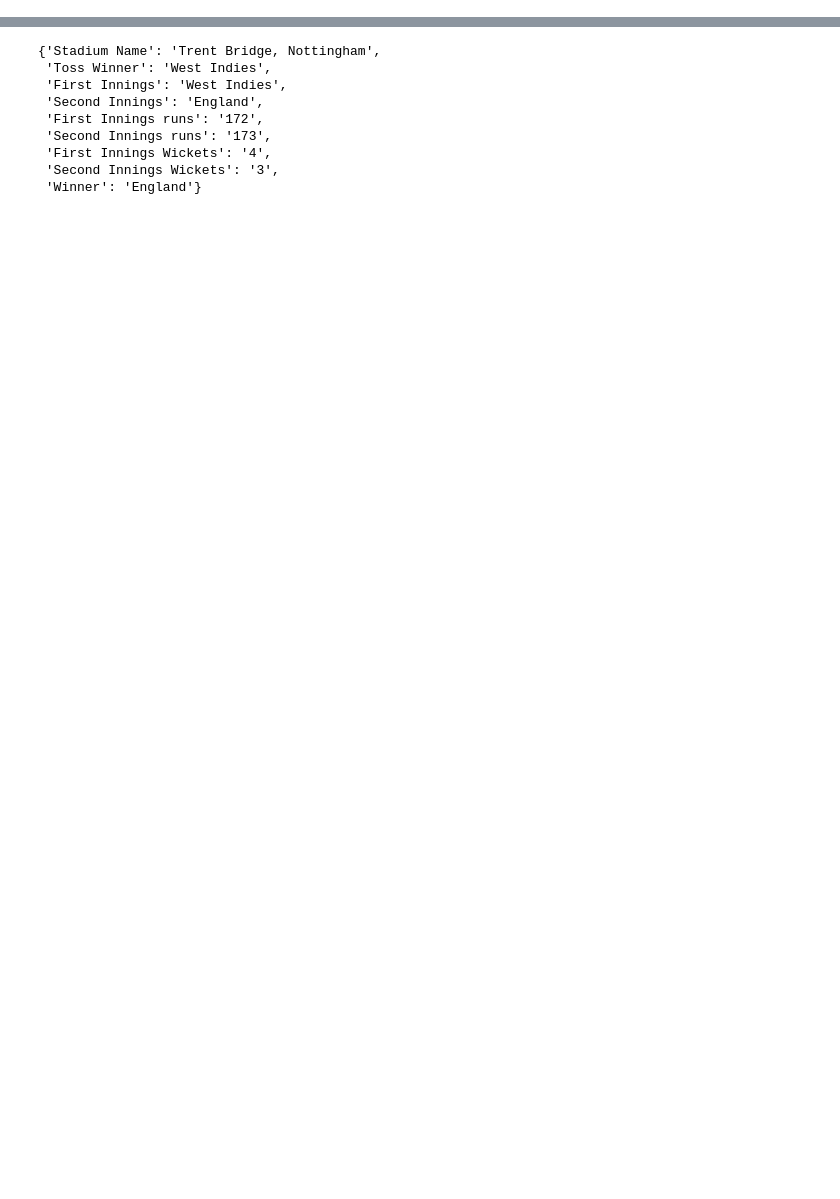
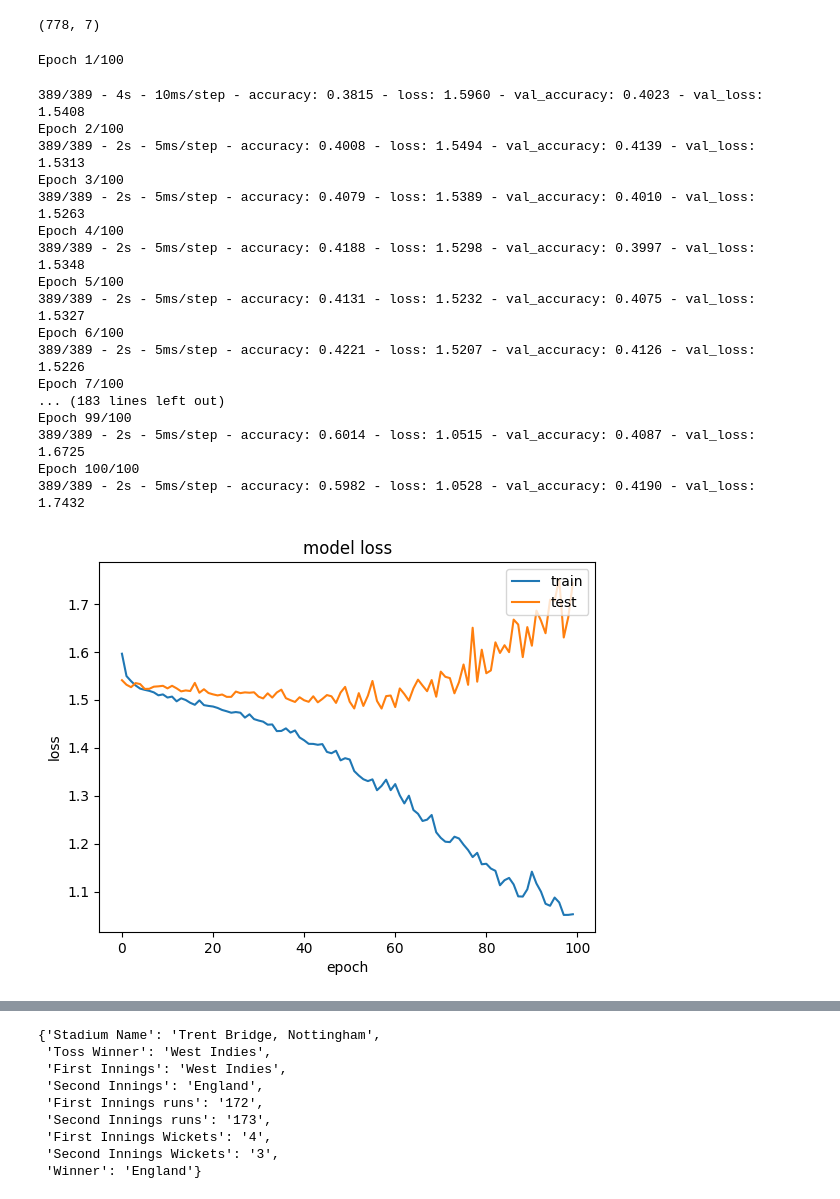
Before and after one commit to aadya-agrawal/btp, a Jupyter notebook: afterminor.ipynb, the cells around one changed output, grey strips where cells are left out. Cells and saved outputs as stored; diff of their text form; code cells hidden in the pictures; blank space fills up the shorter version.

```diff
--- a/afterminor.ipynb
+++ b/afterminor.ipynb
@@ -39,0 +101,2 @@ with open("T20_matches/england-vs-west-indies-only-t20i-534208/match_info.json",
+# %%
+df2 = df1[['bowler_idx', 'batsman_idx', 'wickets', 'over', 'batting_team_idx', 'bowling_team_idx', 'venue_idx', 'toss_won','runs', 'outcome']]
@@ -39,0 +147,5 @@ with open("T20_matches/england-vs-west-indies-only-t20i-534208/match_info.json",
+# %%
+sequences = create_sequences(df2, 10)
+target_variables = []
+for sequence in sequences:  # Function to create sequences of length max_len
+    target_variables.append(get_target_variable(sequence))
@@ -39,0 +205,13 @@ with open("T20_matches/england-vs-west-indies-only-t20i-534208/match_info.json",
+# %%
+X_train = []
+y_train = []
+outcome_index = -1  # Assuming outcome is the last element in each sequence
+for sequence in sequences:
+    # Extract features (excluding outcome)
+    # features = [element for element in sequence[:-1] if element != sequence[outcome_index]]  # List comprehension for selective exclusion
+    # X_train.append(sequence[:-1][:,:-1])
+    X_train.append(sequence[:,:-1])
+
+    # Extract target variable (outcome)
+    target = sequence[-1][outcome_index]
+    y_train.append(target)
@@ -39,0 +343,59 @@ with open("T20_matches/england-vs-west-indies-only-t20i-534208/match_info.json",
+# %%
+y_test1.shape
+# %% [output]
+(778, 7)
+# %%
+model = Sequential()
+model.add(LSTM(units=32, return_sequences=True, input_shape=(X_train.shape[1], X_train.shape[2])))
+
+# model.add(LSTM(32, input_shape=(X_train.shape[1], X_train.shape[2])))
+
+#    model.add(LSTM(70))
+#    model.add(Dropout(0.3))
+model.add(LSTM(units=64))
+model.add(Dropout(0.5))
+# model.add(LSTM(units=32))
+# model.add(Dropout(0.2))
+
+# model.add(Dense(1, activation='sigmoid'))
+model.add(Dense(7, activation='softmax'))
+# model.add(Dense(1))
+# model.compile(loss='mean_squared_error', optimizer='adam')
+optimizer = Adam(learning_rate=0.01)  # Replace 0.001 with your desired learning rate
+
+# model.compile(loss='categorical_crossentropy', optimizer=optimizer, metrics=['accuracy'])
+
+model.compile(loss='categorical_crossentropy', optimizer='adam', metrics=['accuracy'])
+
+
+# fit network
+history = model.fit(X_train, y_train1, epochs=100, batch_size=8, validation_data=(X_test, y_test1), verbose=2, shuffle=False)
+
+# summarize history for loss
+plt.plot(history.history['loss'])
+plt.plot(history.history['val_loss'])
+plt.title('model loss')
+plt.ylabel('loss')
+plt.xlabel('epoch')
+plt.legend(['train', 'test'], loc='upper right')
+plt.show()
+# %% [output]
+Epoch 1/100
+389/389 - 4s - 10ms/step - accuracy: 0.3815 - loss: 1.5960 - val_accuracy: 0.4023 - val_loss: 1.5408
+Epoch 2/100
+389/389 - 2s - 5ms/step - accuracy: 0.4008 - loss: 1.5494 - val_accuracy: 0.4139 - val_loss: 1.5313
+Epoch 3/100
+389/389 - 2s - 5ms/step - accuracy: 0.4079 - loss: 1.5389 - val_accuracy: 0.4010 - val_loss: 1.5263
+Epoch 4/100
+389/389 - 2s - 5ms/step - accuracy: 0.4188 - loss: 1.5298 - val_accuracy: 0.3997 - val_loss: 1.5348
+Epoch 5/100
+389/389 - 2s - 5ms/step - accuracy: 0.4131 - loss: 1.5232 - val_accuracy: 0.4075 - val_loss: 1.5327
+Epoch 6/100
+389/389 - 2s - 5ms/step - accuracy: 0.4221 - loss: 1.5207 - val_accuracy: 0.4126 - val_loss: 1.5226
+Epoch 7/100
+... (183 lines left out)
+Epoch 99/100
+389/389 - 2s - 5ms/step - accuracy: 0.6014 - loss: 1.0515 - val_accuracy: 0.4087 - val_loss: 1.6725
+Epoch 100/100
+389/389 - 2s - 5ms/step - accuracy: 0.5982 - loss: 1.0528 - val_accuracy: 0.4190 - val_loss: 1.7432
+[figure, added]
```
Also changed, not shown: parts of 28 cells of this notebook.
